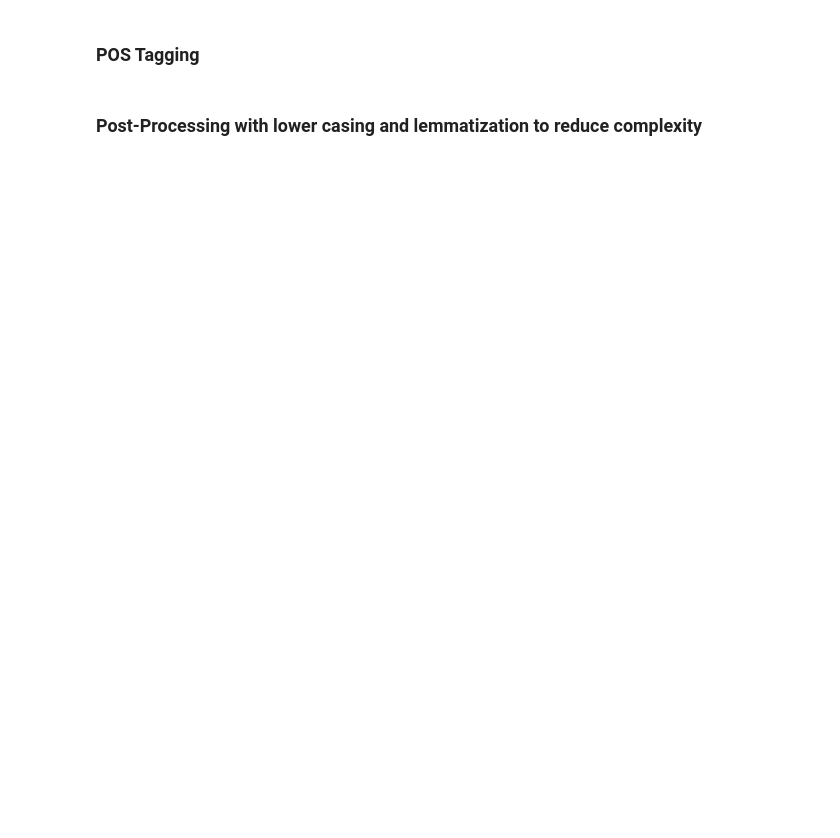
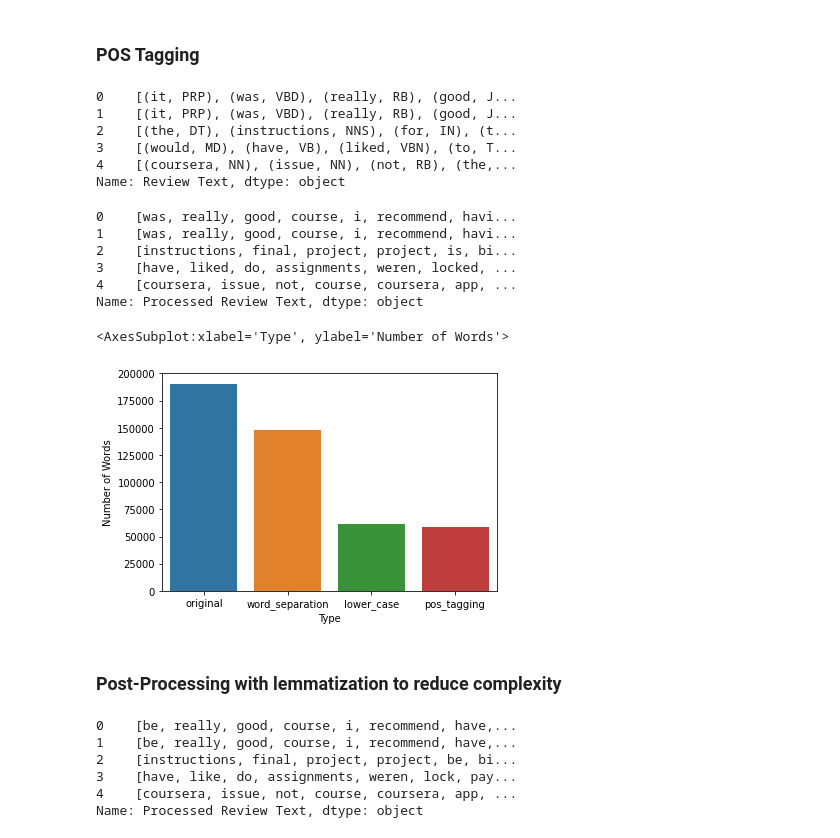
Before and after one commit to ricardomilhazes/WellBeingAnalysis, a Jupyter notebook: opinion_mining/pre_processing.ipynb, the cells around one changed output. Saved outputs shown, nothing was run; the diff lists cells and outputs as text; code cells hidden in the pictures; blank space fills up the shorter version.

```diff
--- a/opinion_mining/pre_processing.ipynb
+++ b/opinion_mining/pre_processing.ipynb
@@ -23,5 +24,6 @@ from collections import Counter
 ## Data Analysis
 # %%
 # Import the data onto dataframe
-data = pd.read_csv("data/reviews.csv", names=["Review Text", "Stars", "Polarity"])
+data = pd.read_csv("data/reviews_large.csv", names=["Review Text", "Stars", "Polarity"])
+# data = pd.read_csv("data/reviews.csv", names=["Review Text", "Stars", "Polarity"])
 data
@@ -76,0 +114,4 @@ sns.barplot(x="Type", y="Number of Words", data=pf_df)
+# %%
+# Remove punctuation
+data["Review Text"] = data["Review Text"].str.replace(r'[^\w\s]', '')
+data["Review Text"].head()
@@ -84,6 +172,13 @@ data["Review Text"].head()
 # POS Tagging
 pos_tagged_vocab = data["Review Text"].apply(pos_tag)
 pos_tagged_vocab.head()
+# %% [output]
+0    [(it, PRP), (was, VBD), (really, RB), (good, J...
+1    [(it, PRP), (was, VBD), (really, RB), (good, J...
+2    [(the, DT), (instructions, NNS), (for, IN), (t...
+3    [(would, MD), (have, VB), (liked, VBN), (to, T...
+4    [(coursera, NN), (issue, NN), (not, RB), (the,...
+Name: Review Text, dtype: object
 # %%
 def select_categories(pos_tagged_words):
     pos_tags_filter = ["JJ", "JJR", "JJS", "NN", "NNS", "RB", "RBR", "RBS", "VB", "VBD", "VBG", "VBN", "VBP", "VBZ"]
@@ -93,31 +188,52 @@ def select_categories(pos_tagged_words):
             selected_words.append(word)
     return selected_words
 
-data["Review Text"] = pos_tagged_vocab.apply(select_categories)
-data["Review Text"].head()
+data["Processed Review Text"] = pos_tagged_vocab.apply(select_categories)
+data["Processed Review Text"].head()
+# %% [output]
+0    [was, really, good, course, i, recommend, havi...
+1    [was, really, good, course, i, recommend, havi...
+2    [instructions, final, project, project, is, bi...
+3    [have, liked, do, assignments, weren, locked, ...
+4    [coursera, issue, not, course, coursera, app, ...
+Name: Processed Review Text, dtype: object
 # %%
 # Evaluate the decrease in complexity levels after filtering data through POS Tagging
 pos_tagging_set = set()
-data["Review Text"].apply(pos_tagging_set.update)
+data["Processed Review Text"].apply(pos_tagging_set.update)
 
 pos_tagging_data = {
     'Number of Words': len(list(pos_tagging_set)),
     'Type': "pos_tagging",
 }
 
 pf_df = pf_df.append(pos_tagging_data, ignore_index=True)
 
 sns.barplot(x="Type", y="Number of Words", data=pf_df)
+# %% [output]
+<AxesSubplot:xlabel='Type', ylabel='Number of Words'>
+[figure, added]
 # %% [markdown]
-### Post-Processing with lower casing and lemmatization to reduce complexity
+### Post-Processing with lemmatization to reduce complexity
 # %%
-# All review text is transformed into lower case
-def lower_casing(words):
-    lower_case_words = []
-    for word in words:
-        lower_case_words.append(word.lower())
-    return lower_case_words
+# Lemmatization
+wordnet_lemmatizer = WordNetLemmatizer()
 
-data["Review Text"] = data["Review Text"].apply(lower_casing)
-data["Review Text"].head()
+def lemmatization(sentence):
+    lemmatized_sentence = []
+
+    for word in sentence:
+        lemmatized_sentence.append(wordnet_lemmatizer.lemmatize(word, pos="v"))
+
+    return lemmatized_sentence
+
+data["Processed Review Text"] = data["Processed Review Text"].apply(lemmatization)
+data["Processed Review Text"].head()
+# %% [output]
+0    [be, really, good, course, i, recommend, have,...
+1    [be, really, good, course, i, recommend, have,...
+2    [instructions, final, project, project, be, bi...
+3    [have, like, do, assignments, weren, lock, pay...
+4    [coursera, issue, not, course, coursera, app, ...
+Name: Processed Review Text, dtype: object
 # %%
```
Also changed, not shown: parts of 23 cells of this notebook, 3 other files.
